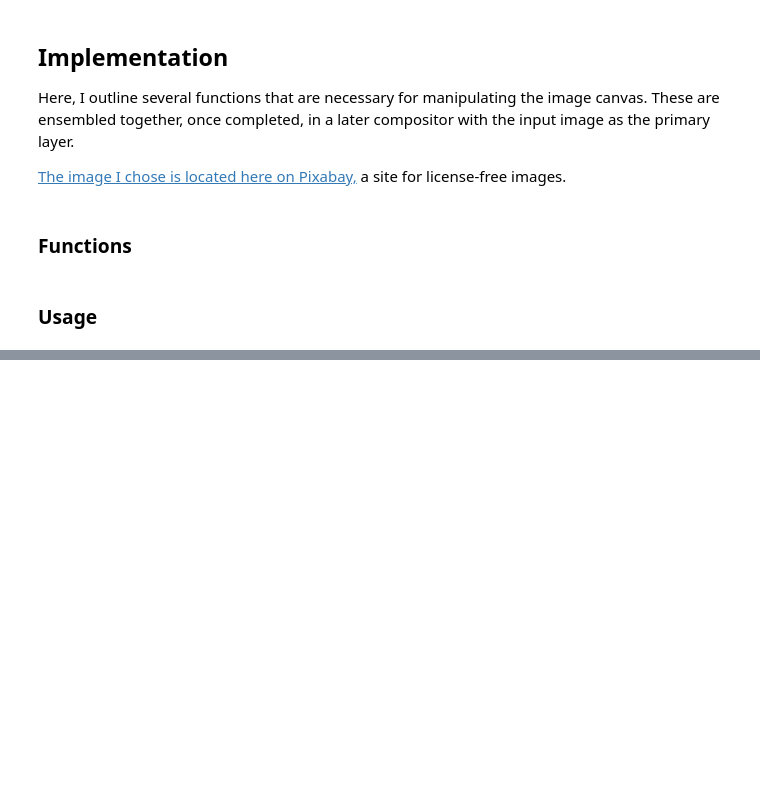
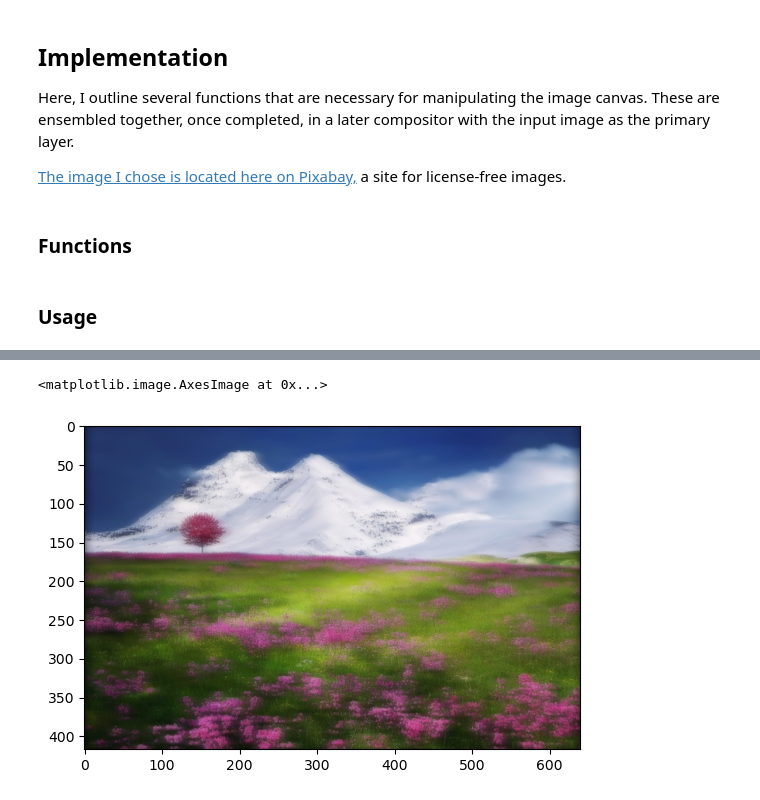
Before and after one commit to hlakams/dreamy-blur, a Jupyter notebook: camera_blurring.ipynb, the cells around one changed output, grey strips where cells are left out. Saved outputs shown, nothing was run; the diff lists cells and outputs as text; code cells hidden in the pictures; blank space fills up the shorter version.

```diff
--- a/camera_blurring.ipynb
+++ b/camera_blurring.ipynb
@@ -58,12 +71,0 @@ moffat_layer_scaled = moffat_layer * 0.01
-# %%
-x_copy = np.zeros((img_x, img_y, 3))
-
-# kernel = np.outer(signal.windows.gaussian(1, 10),
-
-#                   signal.windows.gaussian(1, 10))
-
-for z in range(3):
-    # x_copy[:,:,z] = np.uint8(img[:,:,z] + moffat_layer_scaled)
-    x_copy[:,:,z] = signal.fftconvolve(img[:,:,z], moffat_layer_scaled, mode='same')
-# x_copy = gaussian_filter(img, sigma=(3,3,0))
-# x_copy
@@ -76,0 +100,5 @@ plt.imshow(np.uint8(x_copy + 2555))
+# %%
+plt.imshow(im3)
+# %% [output]
+<matplotlib.image.AxesImage at 0x...>
+[figure, added]
```
Also changed, not shown: parts of 15 cells of this notebook, 1 other file.
